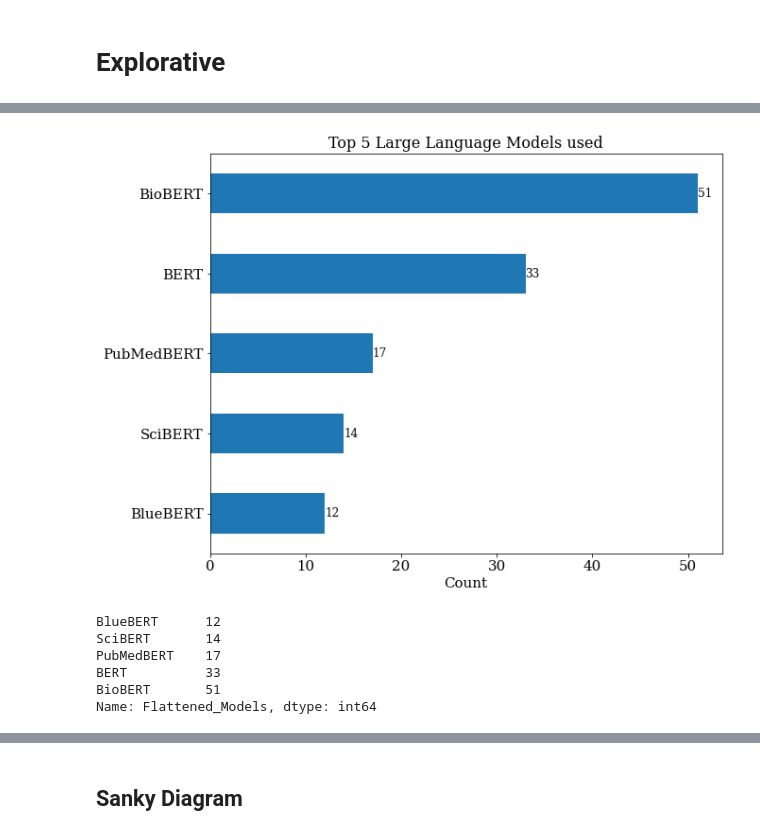
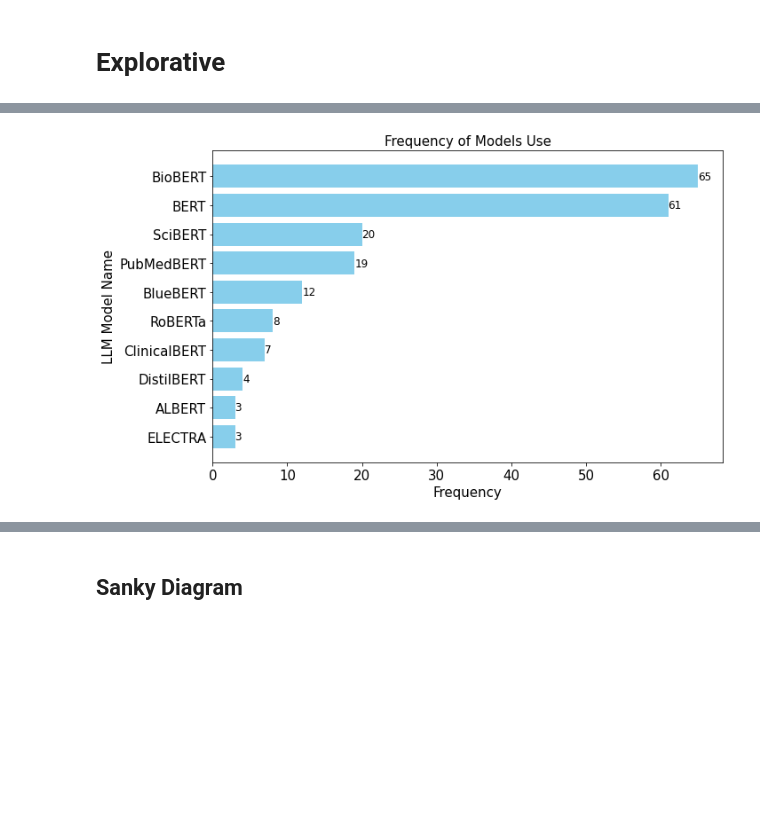
Before and after one commit to Ineichen-Group/LiteratureReview-LLM-Biomedicine, a Jupyter notebook: Literature Review.ipynb, the cells around one changed output, grey strips where cells are left out. Drawn from its saved outputs; the diff is of its cells as text; code cells hidden in the pictures; blank space fills up the shorter version.

```diff
--- a/Literature Review.ipynb
+++ b/Literature Review.ipynb
@@ -5 +19,4 @@ df = pd.read_excel("Scoping_review_text-analysis_extraction.xlsx", sheet_name="H
+# %%
+df_included = df_pubmed[df_pubmed['Included'] == 1.0]
+df_acl_included = df_acl[df_acl['Included'] == 1.0]
 # %%
@@ -15,0 +72,7 @@ df.head()
+# %%
+filtered_df_sr = df[df['Domain of automated approach'].str.contains('Systematic', na=False)]
+filtered_df_sr = filtered_df_sr[['Domain of automated approach', 'Target application']]
+filtered_df_sr[['Approach Keywords', 'Application description']] = filtered_df_sr['Domain of automated approach'].str.split(':', 1, expand=True)
+filtered_df_sr['Approach Keywords'] = filtered_df_sr['Approach Keywords'].str.replace('Systematic Reviews/', '')
+filtered_df_sr['Approach Keywords'] = filtered_df_sr['Approach Keywords'].str.replace(' Systematic Reviews', '')
+filtered_df_sr['Approach Keywords'] = filtered_df_sr['Approach Keywords'].str.replace('Systematic Reviews', '')
@@ -121,0 +257,5 @@ Name: journal, dtype: int64
+# %%
+df = pd.concat([df_included, df_acl_included], ignore_index=True)
+df['year'] = df['year'].astype(int)
+
+df.head()
@@ -121,0 +690,4 @@ Name: journal, dtype: int64
+# %%
+df = pd.concat([df_included, df_acl_included], ignore_index=True)
+df['year'] = df['year'].astype(int)
+df.shape
@@ -328,50 +966,35 @@ Name: Flattened_Models, dtype: int64
 # %%
 # Get the top 10 categories
-top_10_categories = data_type_counts.head(5)
+top_10_categories = data_type_counts.head(10)
 
 # Sort the categories in descending order
 top_10_categories = top_10_categories.sort_values(ascending=True)
 
 # Transpose the DataFrame
 top_10_categories = top_10_categories.transpose()
 
-# Create a larger figure
-plt.figure(figsize=(10, 8))
+# Create a horizontal bar chart for the top 10 data types
+plt.figure(figsize=(10, 6))
+bars = plt.barh(top_10_categories.index, top_10_categories, color='skyblue')
 
-# Create a vertical bar chart
-bar_plot = top_10_categories.plot.barh()
+# Add labels to each bar
+for bar in bars:
+    width = bar.get_width()
+    plt.text(width, bar.get_y() + bar.get_height() / 2, f'{width}', va='center', fontsize=12)
 
-# Add labels and title
-plt.xlabel('Count', fontsize=15)
-plt.title('Top 5 Large Language Models used', fontsize=16)
-
-# Add count values as annotations
-for i, v in enumerate(top_10_categories):
-    bar_plot.text(v, i, str(v), color='black', va='center', fontsize=12)
-
-# Adjust the layout to fit the labels
-plt.tight_layout(pad=5)
-
-# Rotate the y-axis labels
-#plt.yticks(rotation=0)
-
-plt.tick_params(axis='y', labelsize=15)  # Adjust the font size of the y-axis tick labels
-plt.tick_params(axis='x', labelsize=15)  # Adjust the font size of the y-axis tick labels
-
+plt.tick_params(axis='y', labelsize=15)
+plt.tick_params(axis='x', labelsize=15)
+plt.xlabel('Frequency', fontsize=15)
+plt.ylabel('LLM Model Name', fontsize=15)
+plt.title('Frequency of Models Use', fontsize=15)
+plt.tight_layout()
 
 # Save the plot to a local folder
-plt.savefig('Visuals/top_5_llm_models_count.png')
+plt.savefig('viz/LLM_models_top_10.png'.format(top_n))
 
 # Display the chart
 plt.show()
 # %% [output]
-[figure, old version]
+[figure, new version]
 # %%
-top_10_categories
+df_year_model_list = df[["year", "Flattened_Models"]]
-# %% [output]
-BlueBERT      12
-SciBERT       14
-PubMedBERT    17
-BERT          33
-BioBERT       51
-Name: Flattened_Models, dtype: int64
```
Also changed, not shown: parts of 90 cells of this notebook, 40 other files.
